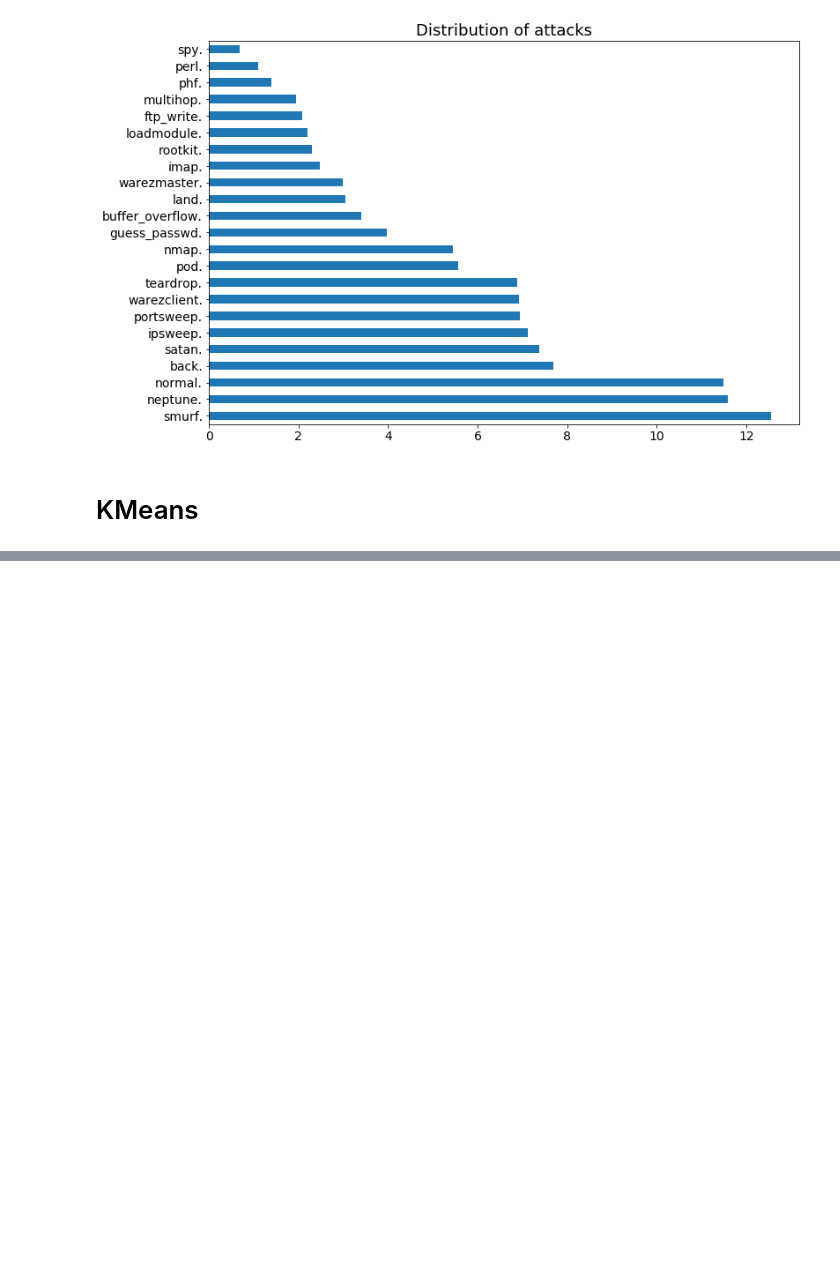
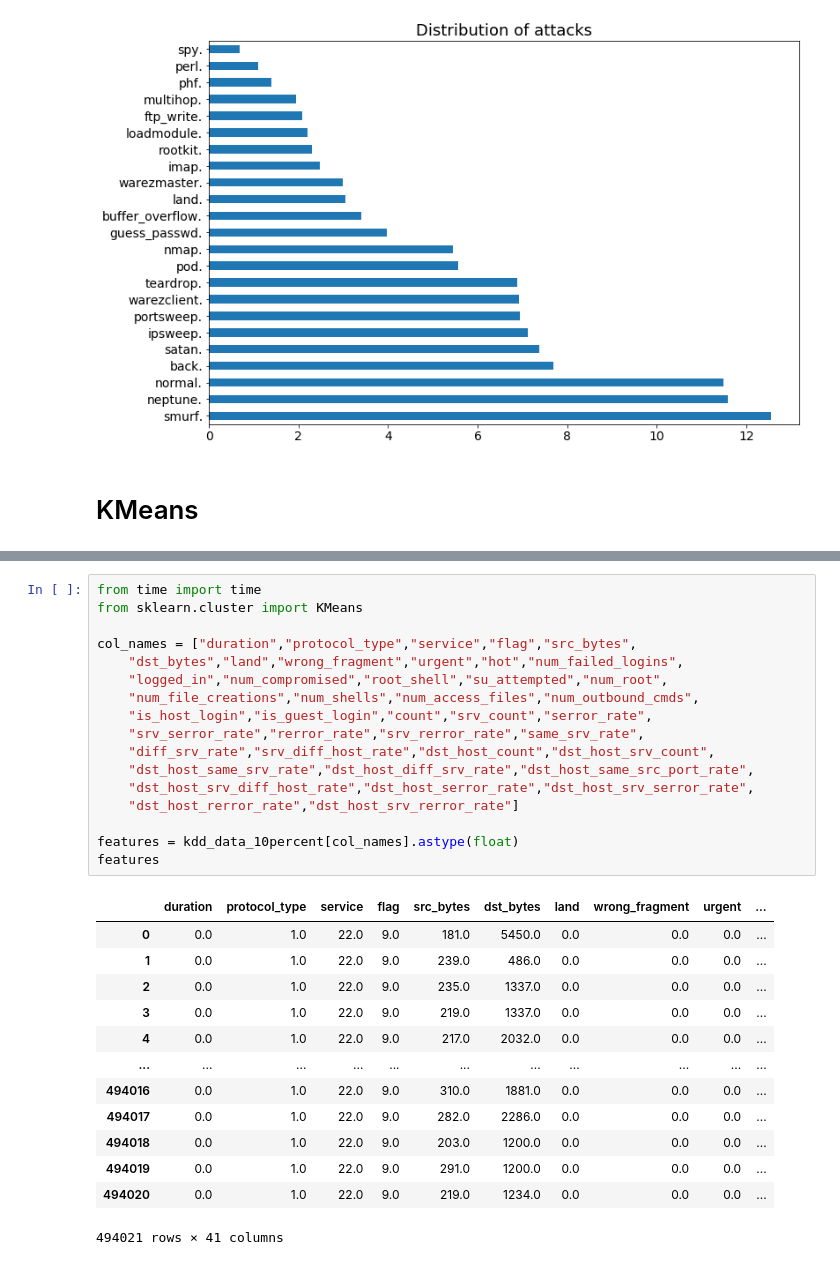
Before and after one commit to rohanvgori/CS6220_Final_Project, a Jupyter notebook: Final_project.ipynb, the cells around one changed output, grey strips where cells are left out. Cells and saved outputs as stored; diff of their text form; blank space fills up the shorter version.

Commit message:
kmeans fix

```diff
--- a/Final_project.ipynb
+++ b/Final_project.ipynb
@@ -218 +242,32 @@ plt.show()
+# %%
+from time import time
+from sklearn.cluster import KMeans
+
+col_names = ["duration","protocol_type","service","flag","src_bytes",
+    "dst_bytes","land","wrong_fragment","urgent","hot","num_failed_logins",
+    "logged_in","num_compromised","root_shell","su_attempted","num_root",
+    "num_file_creations","num_shells","num_access_files","num_outbound_cmds",
+    "is_host_login","is_guest_login","count","srv_count","serror_rate",
+    "srv_serror_rate","rerror_rate","srv_rerror_rate","same_srv_rate",
+    "diff_srv_rate","srv_diff_host_rate","dst_host_count","dst_host_srv_count",
+    "dst_host_same_srv_rate","dst_host_diff_srv_rate","dst_host_same_src_port_rate",
+    "dst_host_srv_diff_host_rate","dst_host_serror_rate","dst_host_srv_serror_rate",
+    "dst_host_rerror_rate","dst_host_srv_rerror_rate"]
+
+features = kdd_data_10percent[col_names].astype(float)
+features
+# %% [output]
+|  | duration | protocol_type | service | flag | src_bytes | dst_bytes | land | wrong_fragment | urgent | ... |
+| 0 | 0.0 | 1.0 | 22.0 | 9.0 | 181.0 | 5450.0 | 0.0 | 0.0 | 0.0 | ... |
+| 1 | 0.0 | 1.0 | 22.0 | 9.0 | 239.0 | 486.0 | 0.0 | 0.0 | 0.0 | ... |
+| 2 | 0.0 | 1.0 | 22.0 | 9.0 | 235.0 | 1337.0 | 0.0 | 0.0 | 0.0 | ... |
+| 3 | 0.0 | 1.0 | 22.0 | 9.0 | 219.0 | 1337.0 | 0.0 | 0.0 | 0.0 | ... |
+| 4 | 0.0 | 1.0 | 22.0 | 9.0 | 217.0 | 2032.0 | 0.0 | 0.0 | 0.0 | ... |
+| ... | ... | ... | ... | ... | ... | ... | ... | ... | ... | ... |
+| 494016 | 0.0 | 1.0 | 22.0 | 9.0 | 310.0 | 1881.0 | 0.0 | 0.0 | 0.0 | ... |
+| 494017 | 0.0 | 1.0 | 22.0 | 9.0 | 282.0 | 2286.0 | 0.0 | 0.0 | 0.0 | ... |
+| 494018 | 0.0 | 1.0 | 22.0 | 9.0 | 203.0 | 1200.0 | 0.0 | 0.0 | 0.0 | ... |
+| 494019 | 0.0 | 1.0 | 22.0 | 9.0 | 291.0 | 1200.0 | 0.0 | 0.0 | 0.0 | ... |
+| 494020 | 0.0 | 1.0 | 22.0 | 9.0 | 219.0 | 1234.0 | 0.0 | 0.0 | 0.0 | ... |
+494021 rows × 41 columns
 # %%
```
Also changed, not shown: parts of 7 cells of this notebook.
